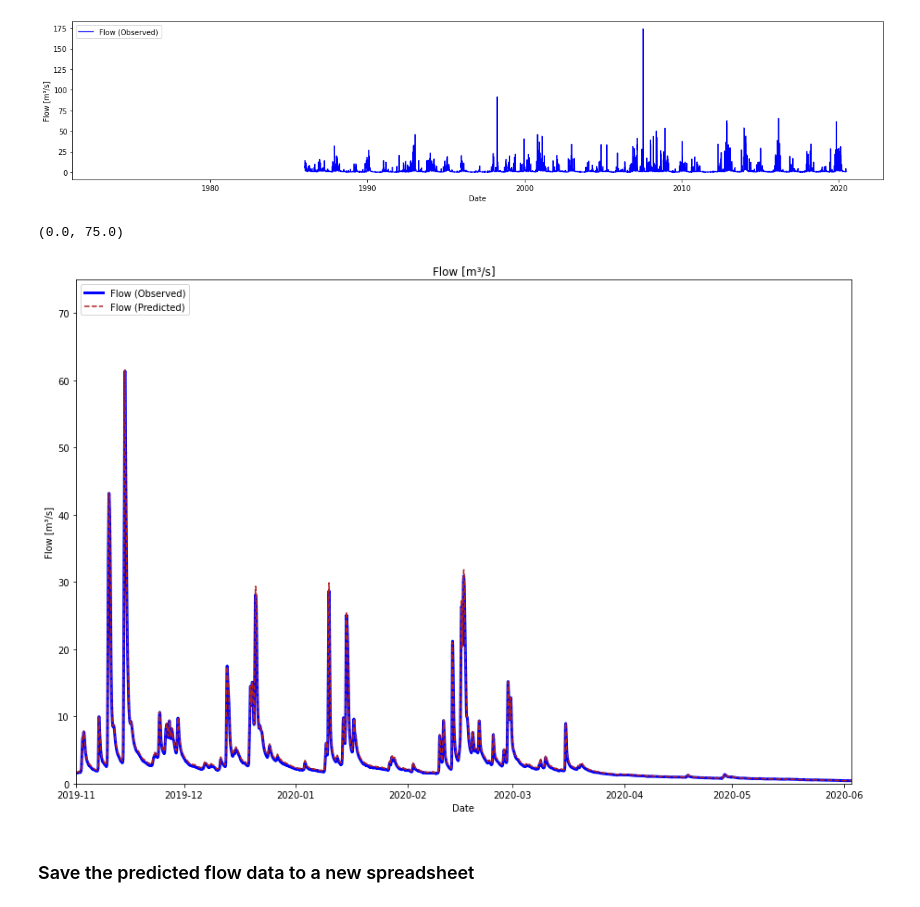
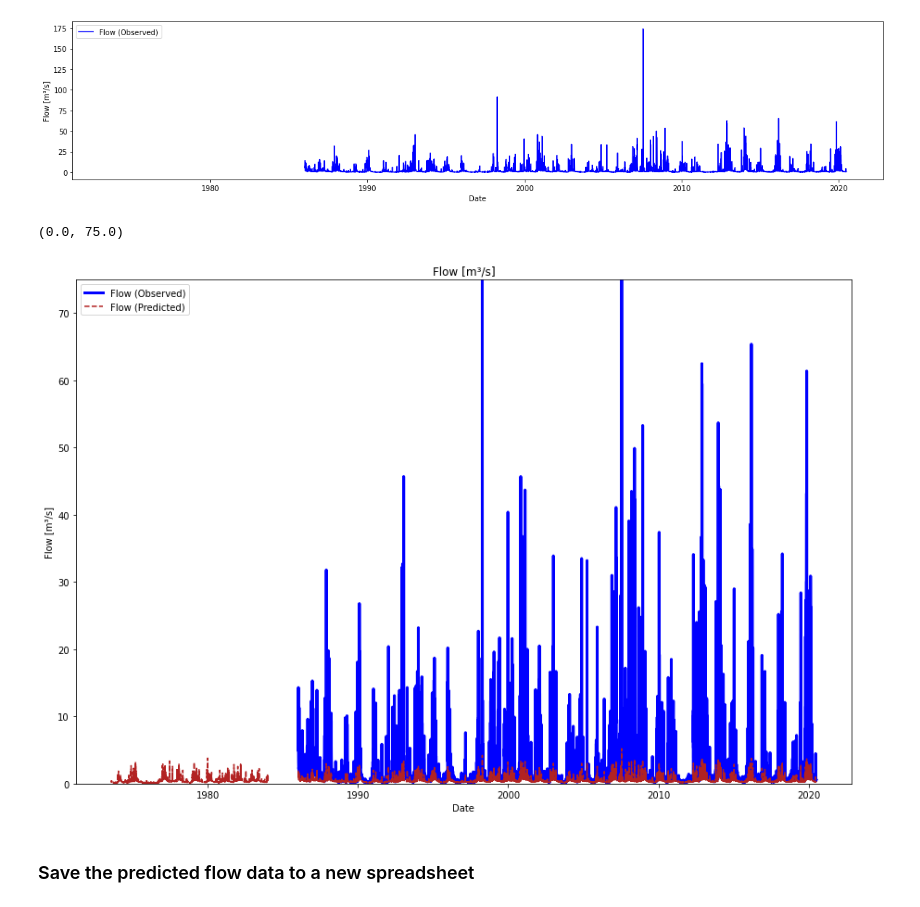
Before and after one commit to ai4er-cdt/flood_risk_shipston, a Jupyter notebook: notebooks/mja/flow_from_stage_data.ipynb, the cells around one changed output. Cells and saved outputs as stored; diff of their text form; code cells hidden in the pictures.

```diff
--- a/notebooks/mja/flow_from_stage_data.ipynb
+++ b/notebooks/mja/flow_from_stage_data.ipynb
@@ -376,21 +341,20 @@ See the caveats in the documentation: https://pandas.pydata.org/pandas-docs/stab
 # %%
 plt.figure(figsize=(15,10))
 
 plt.plot(flow60_filtered['Date_Time'],flow60_filtered['Flow [m³/s]'], 'blue', label = 'Flow (Observed)', linewidth = 3)
 
-plt.plot(stage60_filtered_no_missing['Date_Time'], predicted_flow, 'firebrick', label = 'Flow (Predicted)', linestyle = '--')
-
+plt.plot(stage60_filtered['Date_Time'], stage60_filtered['Stage [m]'], 'firebrick', label = 'Flow (Predicted)', linestyle = '--')
 
 plt.title("Flow [m³/s]")
 plt.xlabel('Date')
 plt.ylabel('Flow [m³/s]')
 
 plt.legend(loc='upper left')
 
-plt.xlim(['2019-11-01T00:00:00.000000000','2020-06-03T00:00:00.000000000'])
+#plt.xlim(['2019-11-01T00:00:00.000000000','2020-06-03T00:00:00.000000000'])
 plt.ylim([0,75])
 # %% [output]
 (0.0, 75.0)
-[figure, old version]
+[figure, new version]
 # %% [markdown]
 ### Save the predicted flow data to a new spreadsheet
```
Also changed, not shown: parts of 23 cells of this notebook.
